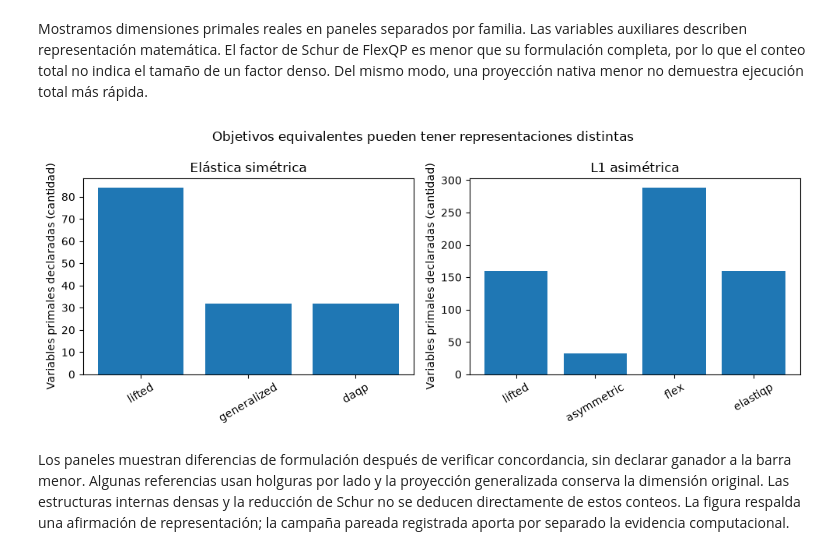
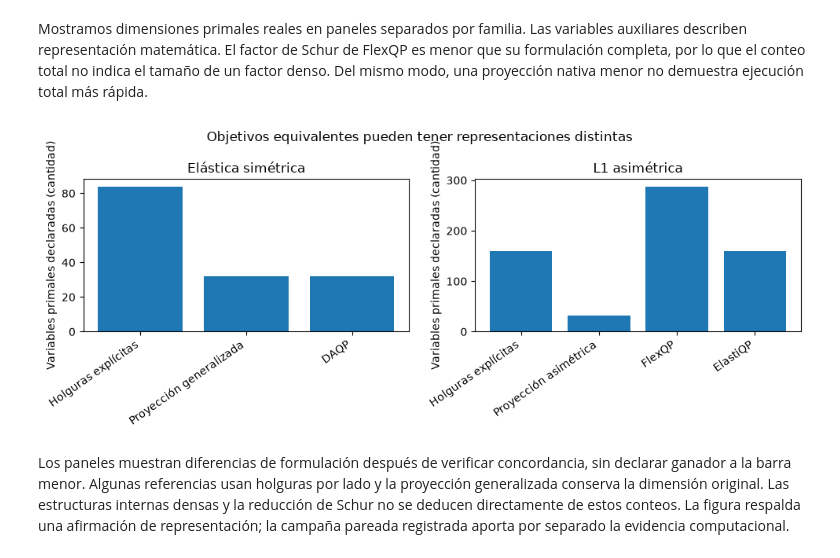
Before and after one commit to fsantibanezleal/CAOS_SoftQP, a Jupyter notebook: notebooks/es/01-soft-constraint-decisions/03-matching-published-methods.ipynb, the cells around one changed output. Cells and saved outputs as stored; diff of their text form; code cells hidden in the pictures.

Commit message:
Correct reviewed notebook figures and document public SDK verification

```diff
--- a/notebooks/es/01-soft-constraint-decisions/03-matching-published-methods.ipynb
+++ b/notebooks/es/01-soft-constraint-decisions/03-matching-published-methods.ipynb
@@ -50,6 +50,16 @@ for distribution in ("softqp", "numpy", "scipy", "matplotlib", "osqp", "daqp", "
     print(distribution, importlib.metadata.version(distribution))
 accurate = dict(eps_abs=1e-9, eps_rel=1e-9, adaptive_rho_interval=25)
 plt.rcParams.update({"figure.dpi": 100, "font.size": 10})
+
+# Los identificadores del solver se conservan; las figuras usan nombres en español.
+method_labels = {
+    'lifted': 'Holguras explícitas',
+    'generalized': 'Proyección generalizada',
+    'asymmetric': 'Proyección asimétrica',
+    'daqp': 'DAQP',
+    'flex': 'FlexQP',
+    'elastiqp': 'ElastiQP',
+}
 # %% [output]
 softqp 0.1.0
 numpy 2.5.4
@@ -148,16 +158,17 @@ Mostramos dimensiones primales reales en paneles separados por familia. Las vari
 # %%
 # Comparar representación dentro de una familia, nunca objetivos entre familias.
 fig, axes = plt.subplots(1, 2, figsize=(10, 4))
 for ax, results, title in zip(axes, [elastic_results, l1_results], ["Elástica simétrica", "L1 asimétrica"]):
-    labels = [r["method"] for r in results]
+    labels = [method_labels[r["method"]] for r in results]
     ax.bar(labels, [r["dimensions"]["variables"] for r in results])
     ax.set(title=title, ylabel="Variables primales declaradas (cantidad)")
-    ax.tick_params(axis="x", rotation=30)
+    ax.tick_params(axis="x", rotation=35)
+    plt.setp(ax.get_xticklabels(), ha="right")
 fig.suptitle("Objetivos equivalentes pueden tener representaciones distintas")
 fig.tight_layout()
 plt.show()
 # %% [output]
-[figure, old version]
+[figure, new version]
 # %% [markdown]
 Los paneles muestran diferencias de formulación después de verificar concordancia, sin declarar ganador a la barra menor. Algunas referencias usan holguras por lado y la proyección generalizada conserva la dimensión original. Las estructuras internas densas y la reducción de Schur no se deducen directamente de estos conteos. La figura respalda una afirmación de representación; la campaña pareada registrada aporta por separado la evidencia computacional.
 # %% [markdown]
```
Also changed, not shown: parts of 1 cell of this notebook, 9 other files.
